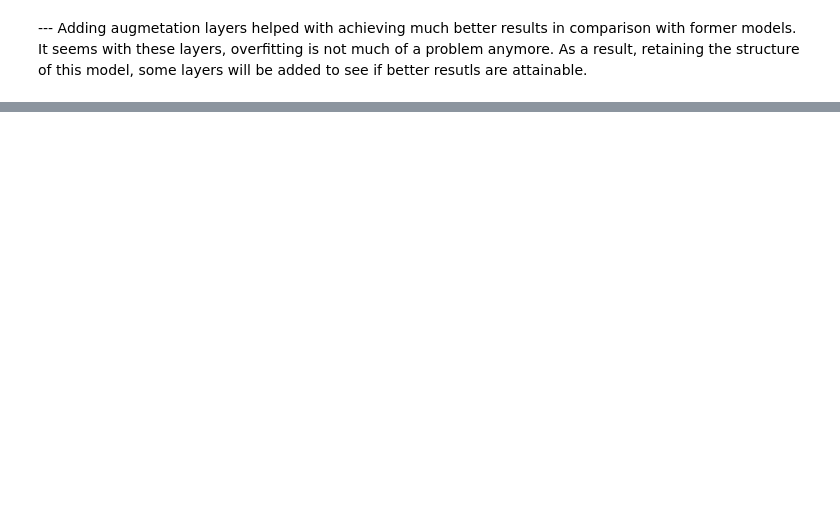
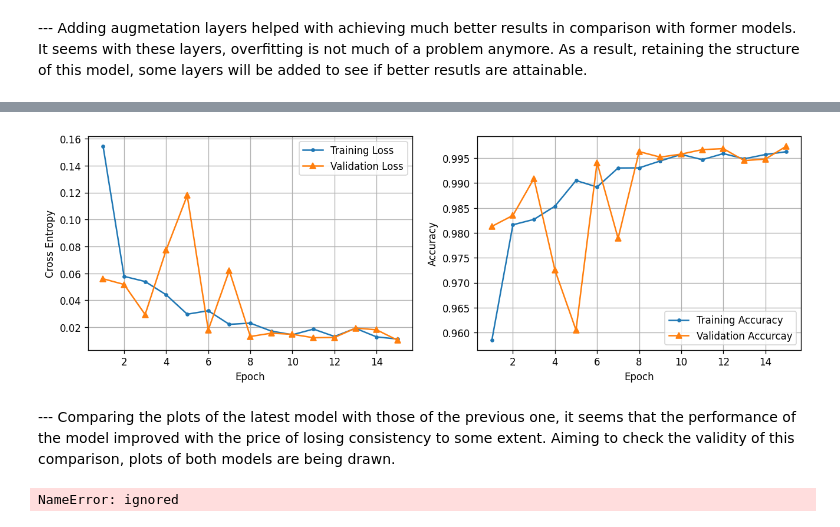
Before and after one commit to MostafaJahanian/DL_Projects, a Jupyter notebook: rice_image_classification_using_cnn.ipynb, the cells around one changed output, grey strips where cells are left out. Saved outputs shown, nothing was run; the diff lists cells and outputs as text; code cells hidden in the pictures; blank space fills up the shorter version.

```diff
--- a/rice_image_classification_using_cnn.ipynb
+++ b/rice_image_classification_using_cnn.ipynb
@@ -285,2 +285,25 @@ plot_training_curves(pd.DataFrame(history_4.history))
 # %% [markdown]
 --- Adding augmetation layers helped with achieving much better results in comparison with former models. It seems with these layers, overfitting is not much of a problem anymore. As a result, retaining the structure of this model, some layers will be added to see if better resutls are attainable.
+# %%
+tf.random.set_seed(42)
+
+cnn_5 = keras.Sequential([
+    layers.Rescaling(1./255),
+    layers.RandomFlip(),
+    layers.RandomContrast(0.3),
+    layers.Conv2D(filters = 32, kernel_size = 3, activation = 'relu'),
+    layers.MaxPooling2D(pool_size = 2),
+    layers.Conv2D(filters = 64, kernel_size = 3, padding = 'same', activation = 'relu'),
+    layers.MaxPooling2D(pool_size = 2),
+    layers.Flatten(),
+    layers.Dense(500, activation = 'relu'),
+    layers.Dense(5, activation = 'softmax')
+])
+
+cnn_5.compile(
+    loss = keras.losses.SparseCategoricalCrossentropy(),
+    optimizer = keras.optimizers.Adam(),
+    metrics = 'accuracy'
+)
+
+history_5 = cnn_5.fit(train_set, epochs = 15, validation_data = val_set)
@@ -286,0 +328,19 @@ plot_training_curves(pd.DataFrame(history_4.history))
+# %%
+plot_training_curves(pd.DataFrame(history_5.history))
+# %% [output]
+[figure, added]
+# %% [markdown]
+--- Comparing the plots of the latest model with those of the previous one, it seems that the performance of the model improved with the price of losing consistency to some extent. Aiming to check the validity of this comparison, plots of both models are being drawn.
+# %%
+history_4_df = pd.DataFrame(history_4.history)
+history_5_df = pd.DataFrame(history_5.history)
+
+plt.plot(range(1, 16), history_4_df['val_loss'], label = 'CNN 4')
+plt.plot(range(1, 16), history_5_df['val_loss'], label = 'CNN 5')
+plt.xlabel('Epoch')
+plt.ylabel('Cross Entropy')
+plt.legend()
+plt.grid()
+plt.show()
+# %% [output]
+NameError: ignored
```
Also changed, not shown: parts of 6 cells of this notebook.
